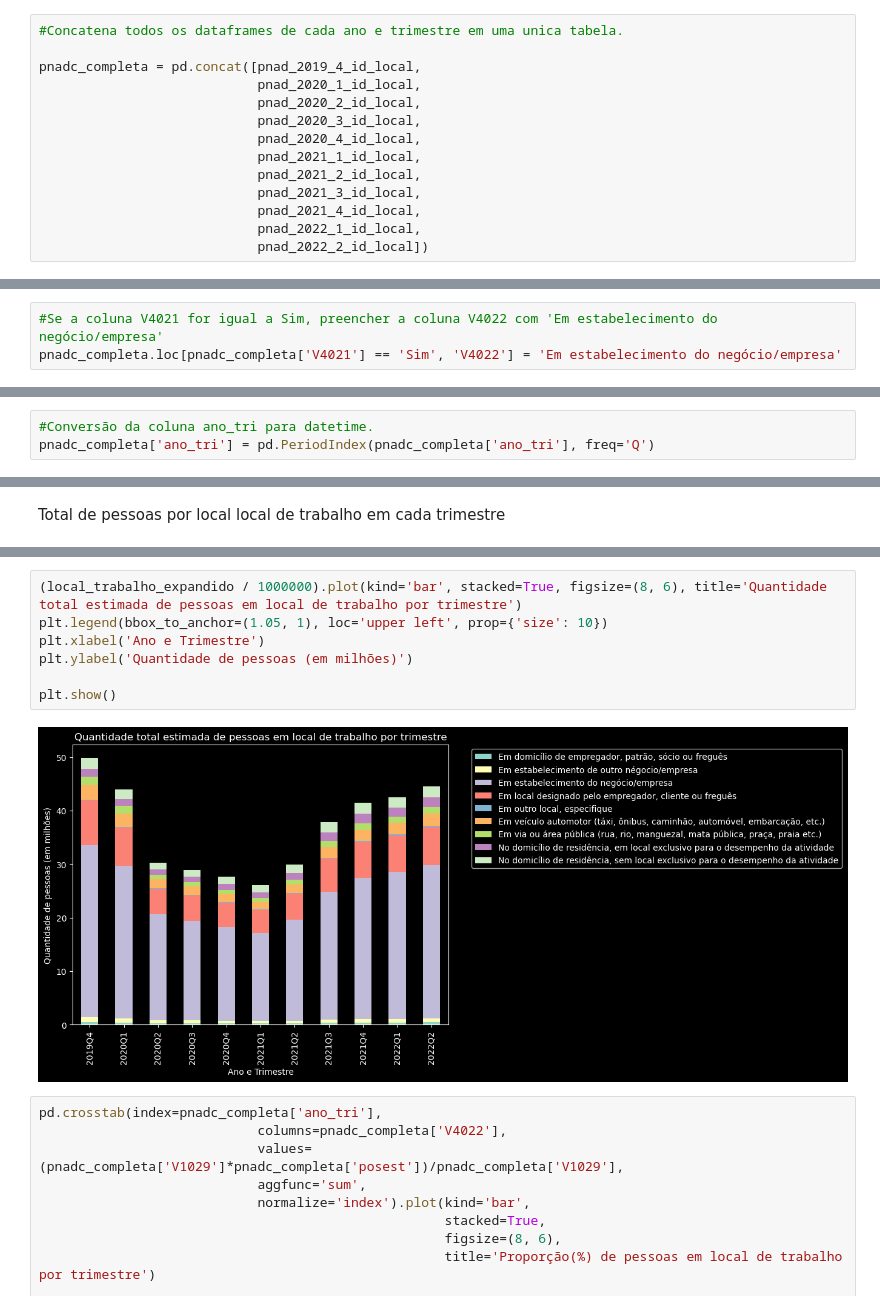
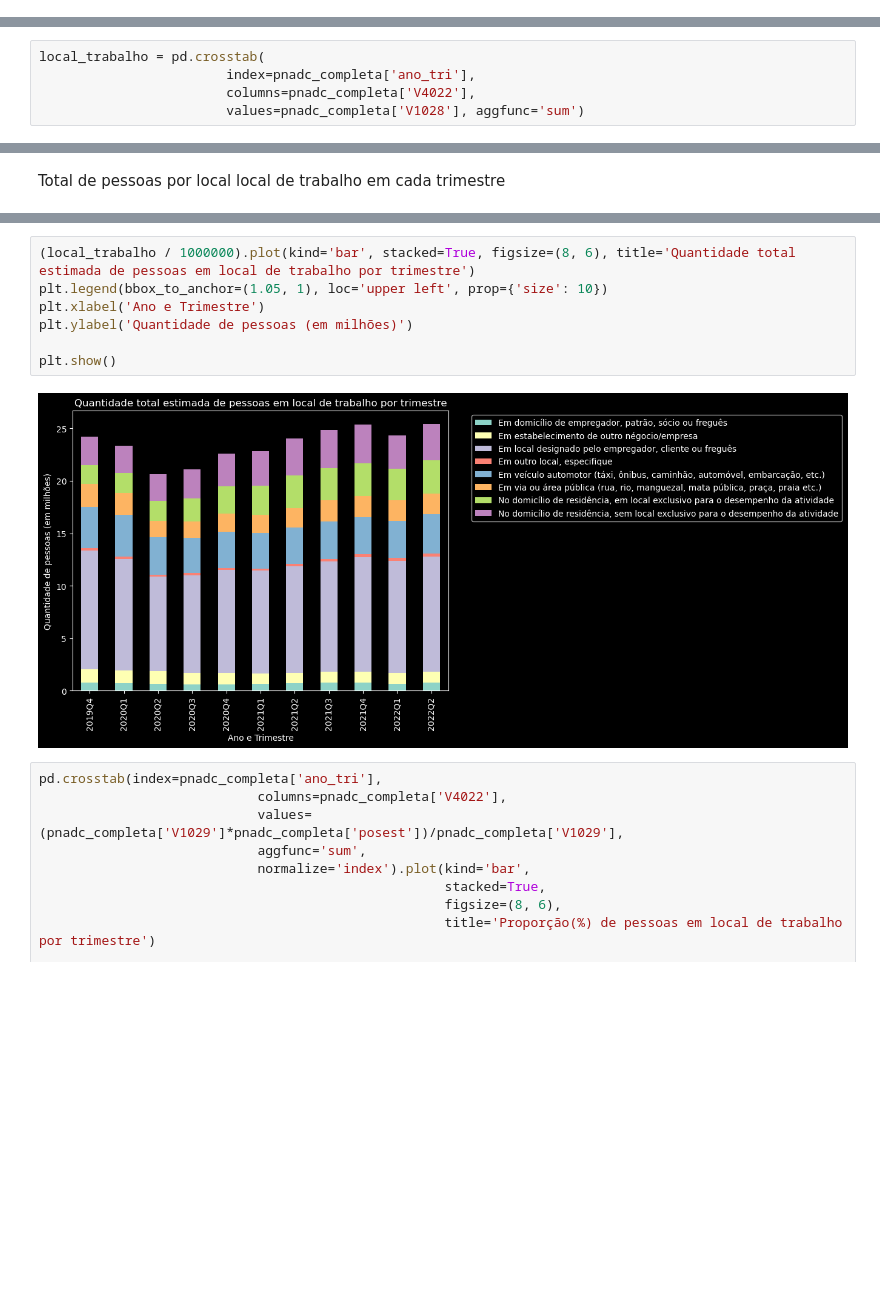
Before and after one commit to msbrasil/Mercado-de-Trabalho-Remoto, a Jupyter notebook: Local de Trabalho.ipynb, the cells around one changed output, grey strips where cells are left out. Drawn from its saved outputs; the diff is of its cells as text; blank space fills up the shorter version.

```diff
--- a/Local de Trabalho.ipynb
+++ b/Local de Trabalho.ipynb
@@ -194,14 +97,0 @@ for ano in range(2019, 2023):
-# %%
-#Concatena todos os dataframes de cada ano e trimestre em uma unica tabela.
-
-pnadc_completa = pd.concat([pnad_2019_4_id_local,
-                            pnad_2020_1_id_local,
-                            pnad_2020_2_id_local,
-                            pnad_2020_3_id_local,
-                            pnad_2020_4_id_local,
-                            pnad_2021_1_id_local,
-                            pnad_2021_2_id_local,
-                            pnad_2021_3_id_local,
-                            pnad_2021_4_id_local,
-                            pnad_2022_1_id_local,
-                            pnad_2022_2_id_local])
@@ -224,3 +97,0 @@ pnadc_completa
-# %%
-#Se a coluna V4021 for igual a Sim, preencher a coluna V4022 com 'Em estabelecimento do negócio/empresa'
-pnadc_completa.loc[pnadc_completa['V4021'] == 'Sim', 'V4022'] = 'Em estabelecimento do negócio/empresa'
@@ -233,3 +97,0 @@ pnadc_completa['ano_tri'] = pnadc_completa['Ano'].astype(str) + 'Q' + pnadc_comp
-# %%
-#Conversão da coluna ano_tri para datetime.
-pnadc_completa['ano_tri'] = pd.PeriodIndex(pnadc_completa['ano_tri'], freq='Q')
@@ -312,5 +212,10 @@ pop_sexo_uf
 # %% [markdown]
 Estimativa do total de pessoas por local de trabalho em todos os trimestres da série.
+# %%
+local_trabalho = pd.crosstab(
+                        index=pnadc_completa['ano_tri'],
+                        columns=pnadc_completa['V4022'],
+                        values=pnadc_completa['V1028'], aggfunc='sum')
 # %%
 local_trabalho_expandido =  pd.crosstab(index=pnadc_completa['ano_tri'],
                             columns=pnadc_completa['V4022'],
@@ -337,12 +247,12 @@ Total de pessoas por local local de trabalho em cada trimestre
 # %%
-(local_trabalho_expandido / 1000000).plot(kind='bar', stacked=True, figsize=(8, 6), title='Quantidade total estimada de pessoas em local de trabalho por trimestre')
+(local_trabalho / 1000000).plot(kind='bar', stacked=True, figsize=(8, 6), title='Quantidade total estimada de pessoas em local de trabalho por trimestre')
 plt.legend(bbox_to_anchor=(1.05, 1), loc='upper left', prop={'size': 10})
 plt.xlabel('Ano e Trimestre')
 plt.ylabel('Quantidade de pessoas (em milhões)')
 
 plt.show()
 # %% [output]
-[figure, old version]
+[figure, new version]
 # %%
 pd.crosstab(index=pnadc_completa['ano_tri'],
                             columns=pnadc_completa['V4022'],
```
Also changed, not shown: parts of 21 cells of this notebook, 5 other files.
